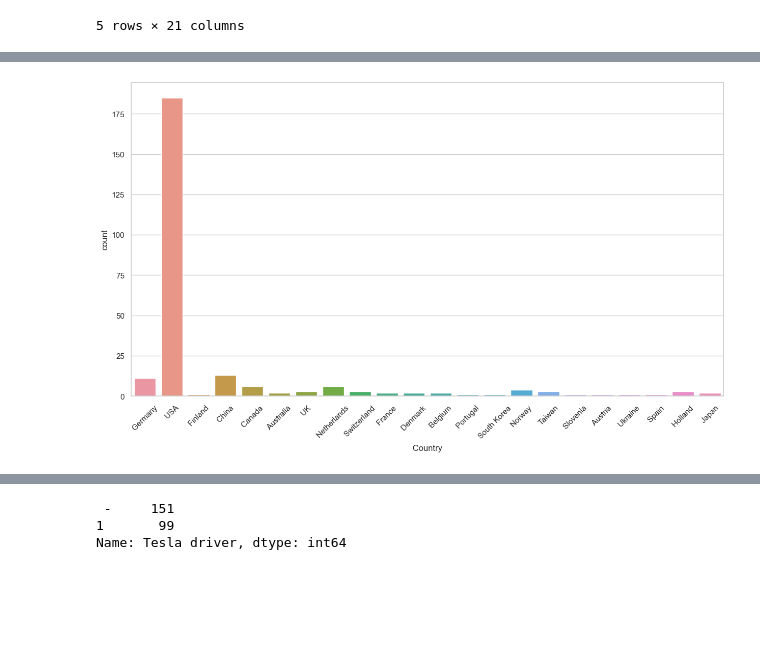
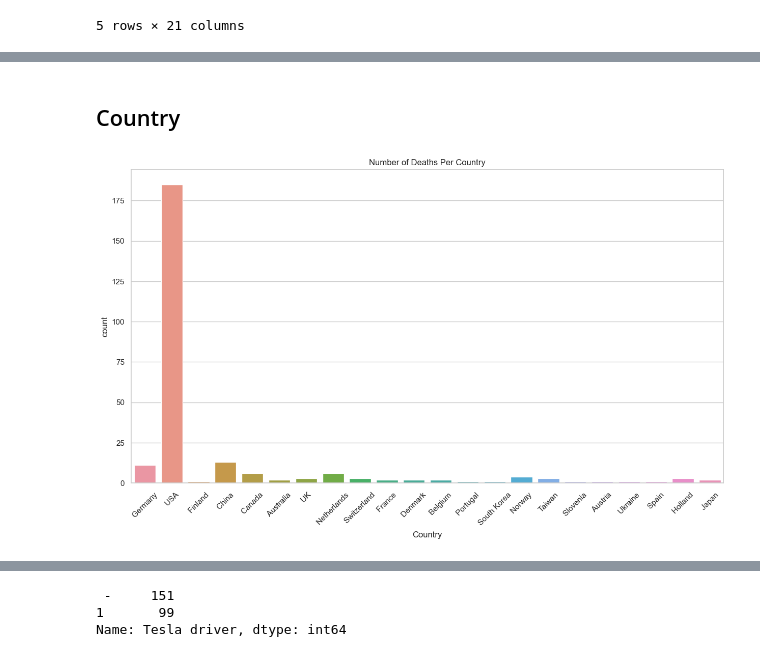
Before and after one commit to yasmeeenm/Tesla-Deaths, a Jupyter notebook: Tesla Notebook.ipynb, the cells around one changed output, grey strips where cells are left out. Cells and saved outputs as stored; diff of their text form; code cells hidden in the pictures; blank space fills up the shorter version.

```diff
--- a/Tesla Notebook.ipynb
+++ b/Tesla Notebook.ipynb
@@ -39,0 +44,6 @@ sns.lineplot(data=df, x='Year', y='Deaths', estimator='sum')
+# %%
+df['Day']=df['Date'].dt.strftime('%d')
+df['Week']= df['Date'].dt.strftime('%A')
+df['Month']=df['Date'].dt.strftime('%m')
+# %%
+df['Month'] = df['Date'].dt.strftime('%m')
@@ -39,0 +64,2 @@ sns.lineplot(data=df, x='Year', y='Deaths', estimator='sum')
+# %%
+df.sort_values('Day', inplace=True)
@@ -39,0 +72,2 @@ sns.lineplot(data=df, x='Year', y='Deaths', estimator='sum')
+# %%
+df.sort_values(by='Month', inplace=True)
@@ -40,11 +78,13 @@ sns.lineplot(data=df, x='Year', y='Deaths', estimator='sum')
+# %% [markdown]
+## Country
 # %%
 plt.figure(figsize=(15,8))
-sns.countplot(data=df, x='Country')
+sns.countplot(data=df, x='Country').set(title='Number of Deaths Per Country');
 plt.xticks(rotation=45)
 
 plt.show()
 # %% [output]
-[figure, old version]
+[figure, new version]
 # %%
 df['Country'].value_counts()
 # %% [output]
```
Also changed, not shown: parts of 36 cells of this notebook, 1 other file.
